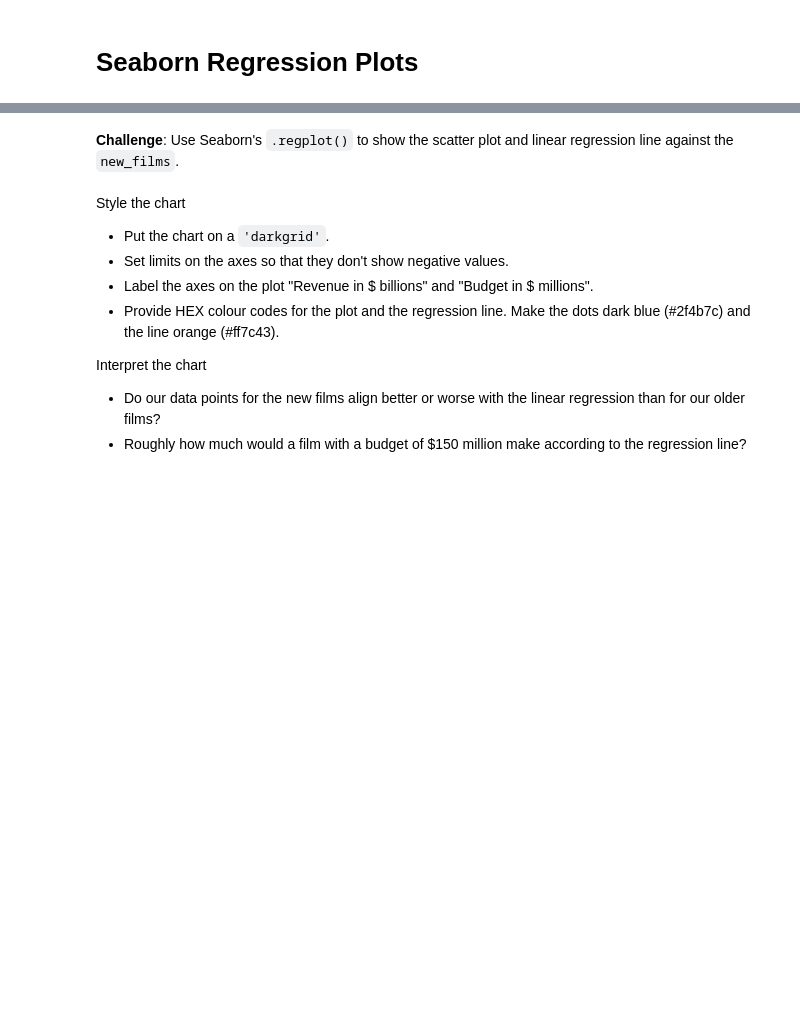
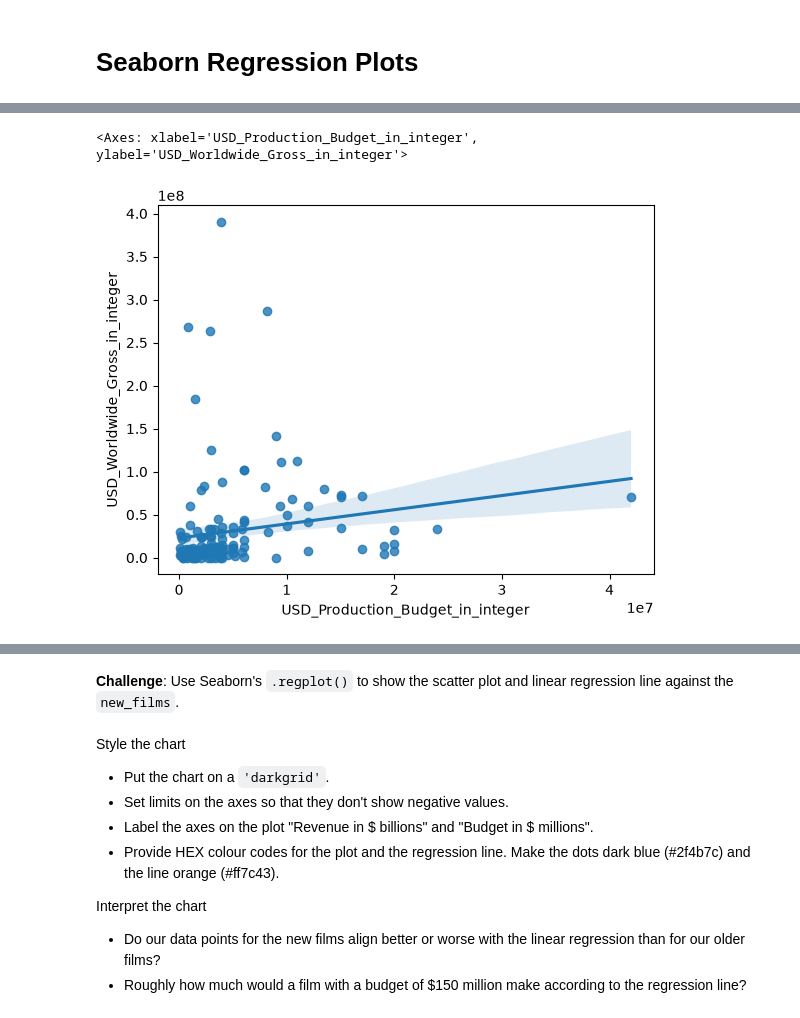
Before and after one commit to liuyushen123/Angela-s-100-Day-Python-Challenge, a Jupyter notebook: Day 78/Seaborn+Linear+Regression+(start)/Seaborn_and_Linear_Regression_(start).ipynb, the cells around one changed output, grey strips where cells are left out. Saved outputs shown, nothing was run; the diff lists cells and outputs as text; code cells hidden in the pictures; blank space fills up the shorter version.

```diff
--- a/Day 78/Seaborn+Linear+Regression+(start)/Seaborn_and_Linear_Regression_(start).ipynb
+++ b/Day 78/Seaborn+Linear+Regression+(start)/Seaborn_and_Linear_Regression_(start).ipynb
@@ -339,3 +443,5 @@ Here's how:
 - `new_films` should include all the films from 1970 onwards
 - How many films were released prior to 1970?
 - What was the most expensive film made prior to 1970?
+# %%
+old_films = data_clean.loc[data_clean["Decade"] < 1970]
@@ -343,0 +505,9 @@ Here's how:
+# %%
+sns.regplot(
+    data=old_films,
+    x="USD_Production_Budget_in_integer",
+    y="USD_Worldwide_Gross_in_integer",
+)
+# %% [output]
+<Axes: xlabel='USD_Production_Budget_in_integer', ylabel='USD_Worldwide_Gross_in_integer'>
+[figure, added]
```
Also changed, not shown: parts of 23 cells of this notebook.
